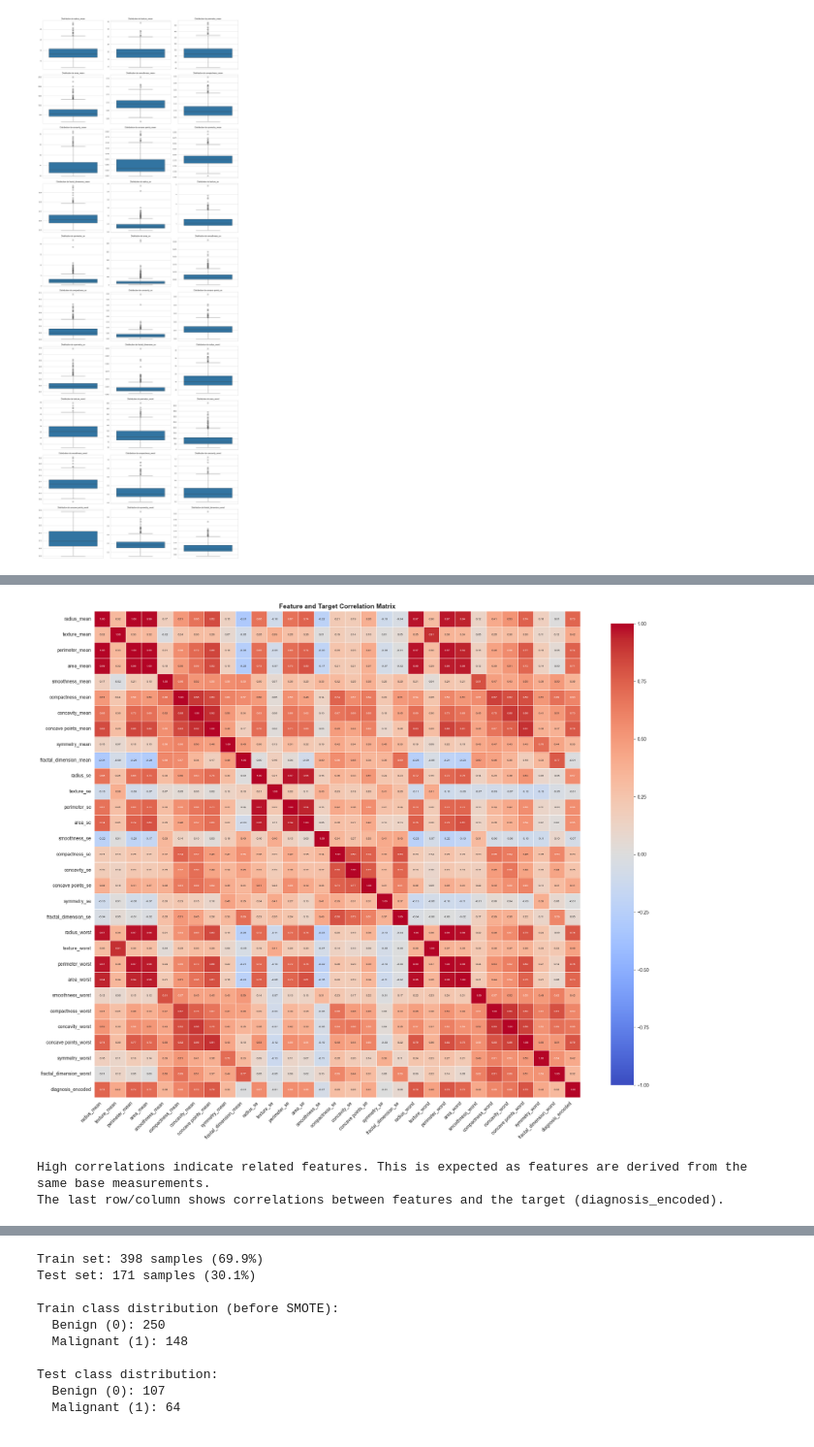
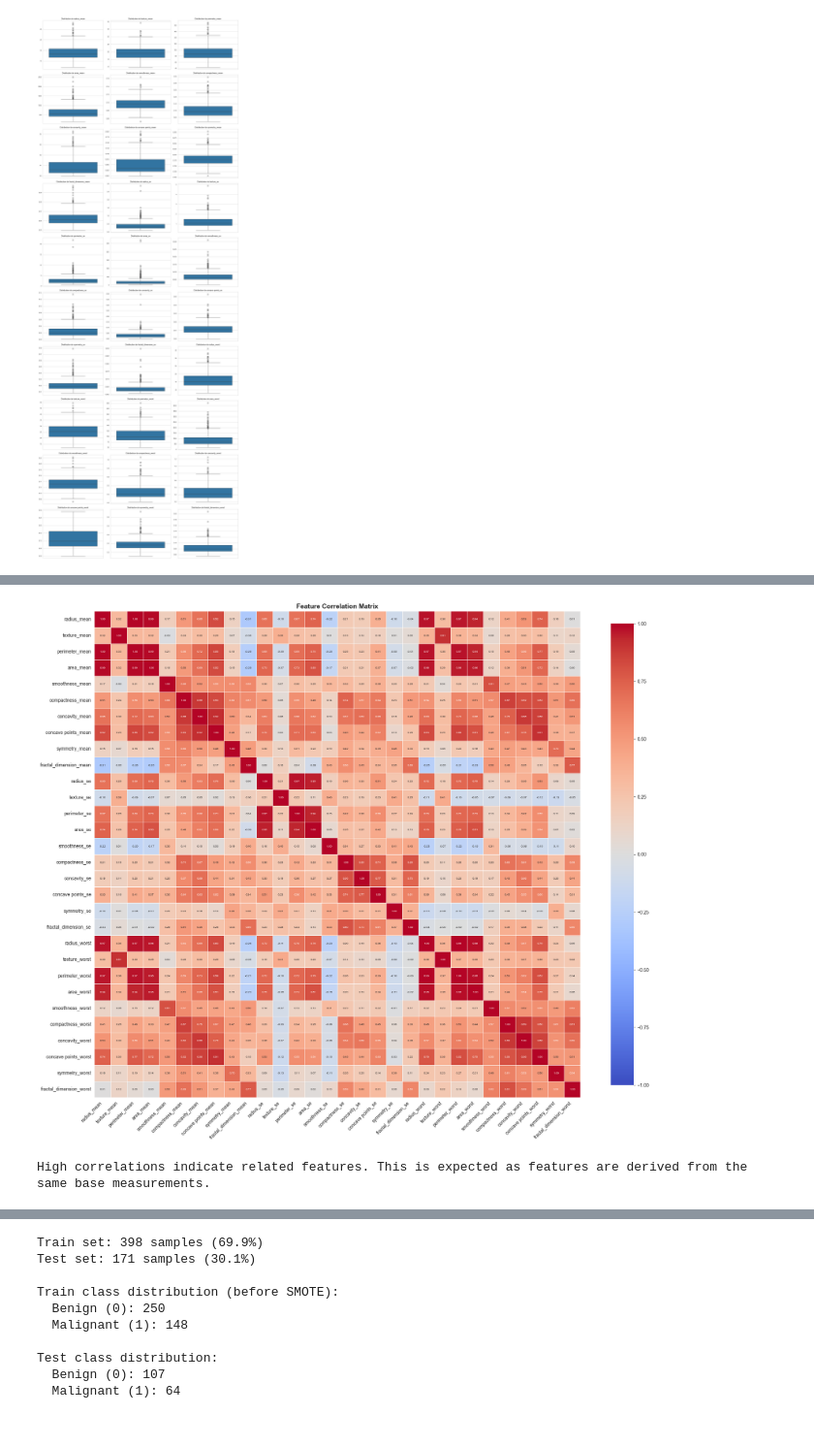
Before and after one commit to hazemmrad17/Machine_Learning, a Jupyter notebook: Project_Machine_Learning_Approach 4.0_Explicatif_FR.ipynb, the cells around one changed output, grey strips where cells are left out. Shown at 97% size. Cells and saved outputs as stored; diff of their text form; code cells hidden in the pictures.

```diff
--- a/Project_Machine_Learning_Approach 4.0_Explicatif_FR.ipynb
+++ b/Project_Machine_Learning_Approach 4.0_Explicatif_FR.ipynb
@@ -176,34 +193,29 @@ We compute a correlation matrix between all numeric predictors and the encoded t
 # %%
 numeric_cols = [col for col in df.columns if col not in ['id', 'Unnamed: 32', 'diagnosis']]
 
-df_encoded = df.copy()
-df_encoded['diagnosis_encoded'] = df['diagnosis'].map({'M': 1, 'B': 0})
-
-corr_cols = numeric_cols + ['diagnosis_encoded']
-corr_matrix = df_encoded[corr_cols].corr()
+# Correlation matrix only between feature columns (target removed)
+corr_matrix = df[numeric_cols].corr()
 
 plt.figure(figsize=(20, 18))
 
 sns.heatmap(
     corr_matrix,
     annot=True,
     fmt='.2f',
     cmap='coolwarm',
     center=0,
     square=True,
     cbar_kws={"shrink": 0.8},
     vmin=-1, vmax=1,
     annot_kws={'size': 6},
     linewidths=0.5
 )
-plt.title('Feature and Target Correlation Matrix', fontsize=14, fontweight='bold')
+plt.title('Feature Correlation Matrix', fontsize=14, fontweight='bold')
 plt.xticks(rotation=45, ha='right')
 plt.tight_layout()
 plt.show()
 
 print("High correlations indicate related features. This is expected as features are derived from the same base measurements.")
-print("The last row/column shows correlations between features and the target (diagnosis_encoded).")
 # %% [output]
-[figure, old version]
+[figure, new version]
 High correlations indicate related features. This is expected as features are derived from the same base measurements.
-The last row/column shows correlations between features and the target (diagnosis_encoded).
```
Also changed, not shown: parts of 38 cells of this notebook.
